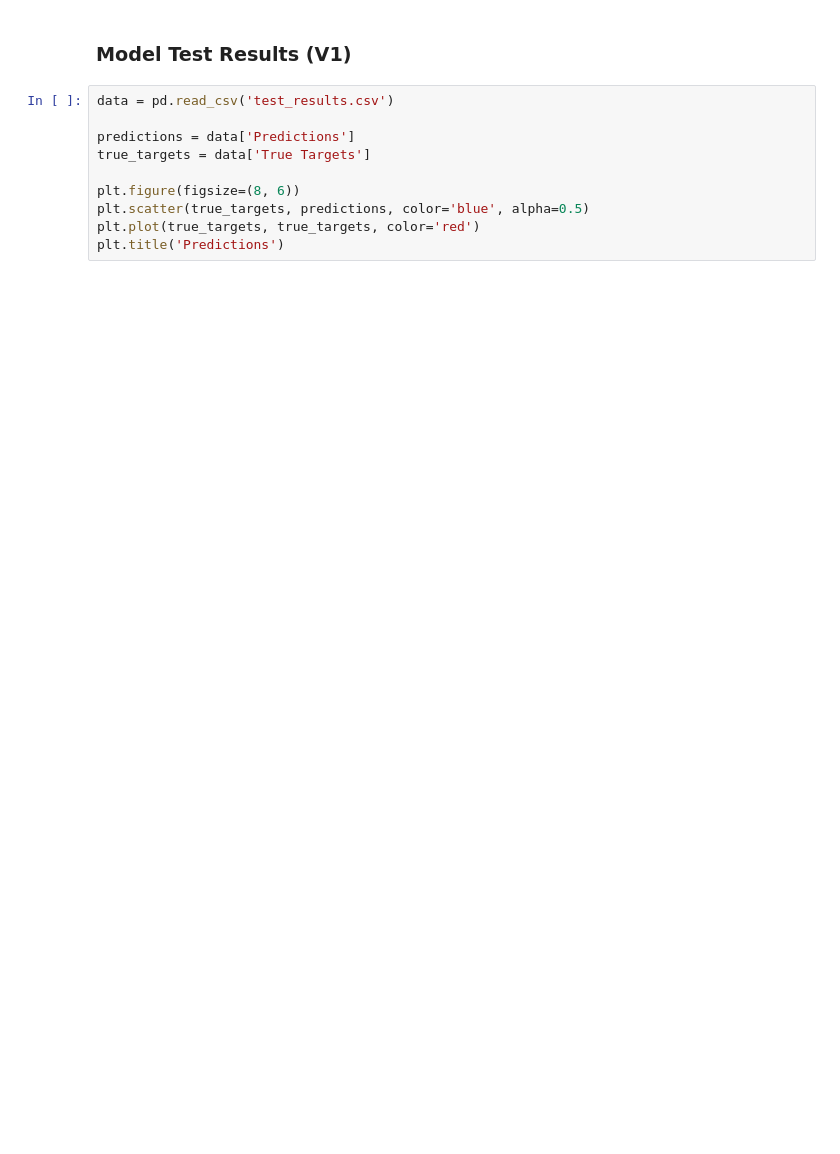
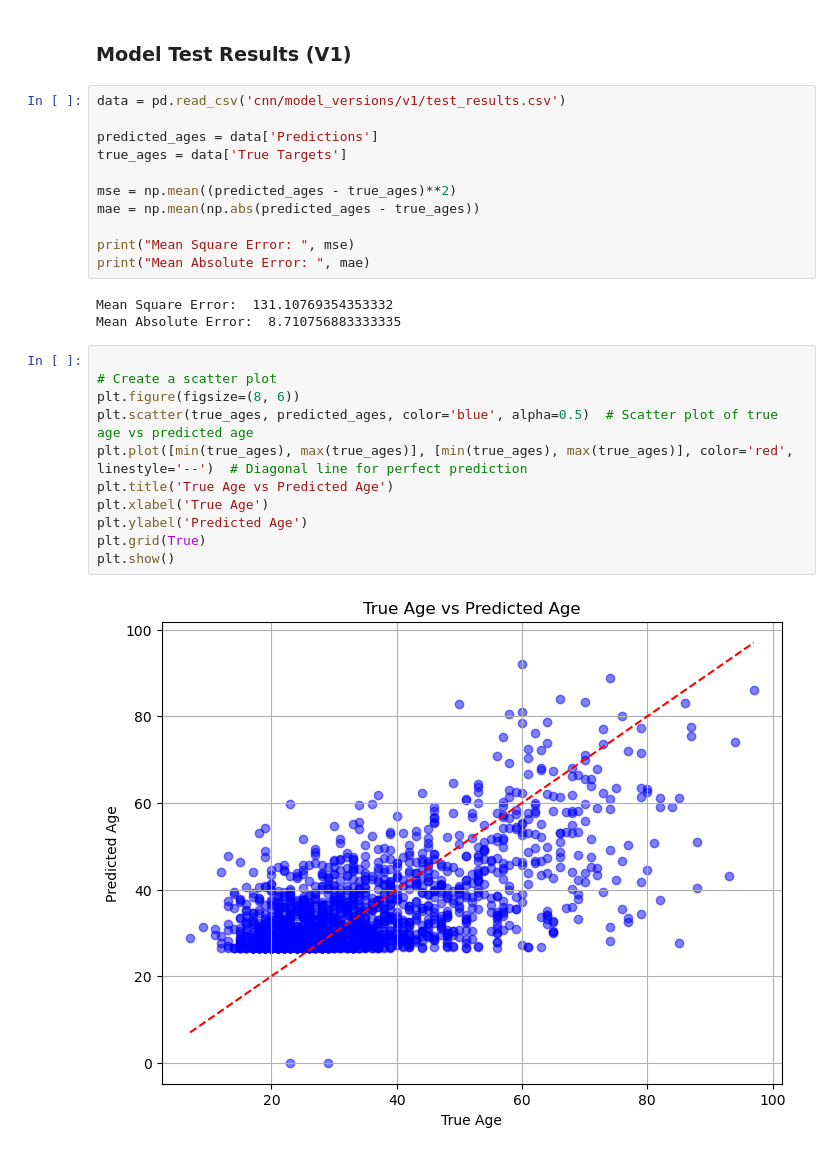
Before and after one commit to huangk430/age-detector, a Jupyter notebook: model_visualization.ipynb, the cells around one changed output. Drawn from its saved outputs; the diff is of its cells as text; blank space fills up the shorter version.

Commit message:
plot model visualizations

```diff
--- a/model_visualization.ipynb
+++ b/model_visualization.ipynb
@@ -49,12 +56,29 @@ plt.show()
 # %% [markdown]
 ### Model Test Results (V1)
-# %%
-data = pd.read_csv('test_results.csv')
-
-predictions = data['Predictions']
-true_targets = data['True Targets']
-
-plt.figure(figsize=(8, 6))
-plt.scatter(true_targets, predictions, color='blue', alpha=0.5)
-plt.plot(true_targets, true_targets, color='red')
-plt.title('Predictions')
+# %%
+data = pd.read_csv('cnn/model_versions/v1/test_results.csv')
+
+predicted_ages = data['Predictions']
+true_ages = data['True Targets']
+
+mse = np.mean((predicted_ages - true_ages)**2)
+mae = np.mean(np.abs(predicted_ages - true_ages))
+
+print("Mean Square Error: ", mse)
+print("Mean Absolute Error: ", mae)
+# %% [output]
+Mean Square Error:  131.10769354353332
+Mean Absolute Error:  8.710756883333335
+# %%
+
+# Create a scatter plot
+plt.figure(figsize=(8, 6))
+plt.scatter(true_ages, predicted_ages, color='blue', alpha=0.5)  # Scatter plot of true age vs predicted age
+plt.plot([min(true_ages), max(true_ages)], [min(true_ages), max(true_ages)], color='red', linestyle='--')  # Diagonal line for perfect prediction
+plt.title('True Age vs Predicted Age')
+plt.xlabel('True Age')
+plt.ylabel('Predicted Age')
+plt.grid(True)
+plt.show()
+# %% [output]
+[figure, added]
```
Also changed, not shown: parts of 6 cells of this notebook.
